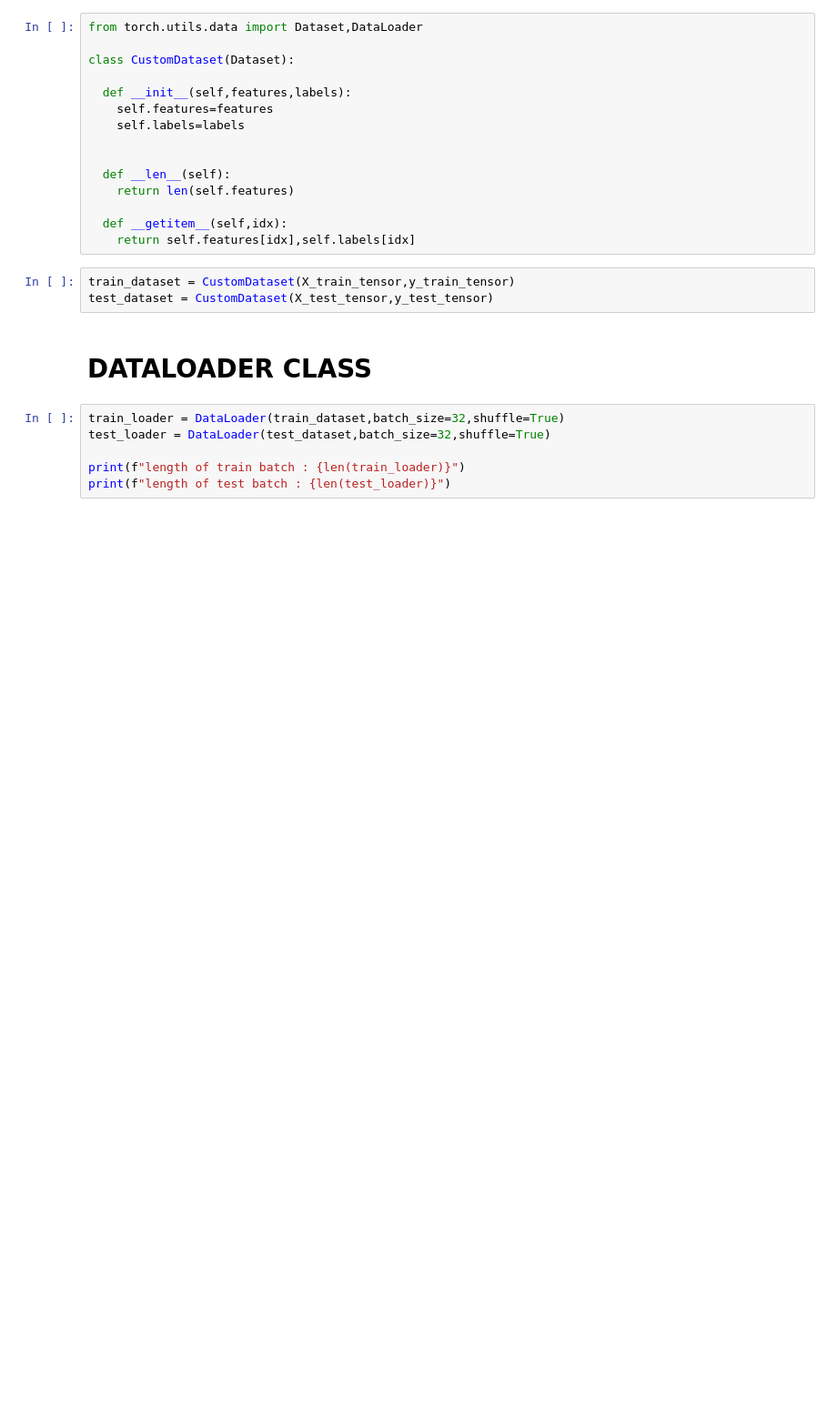
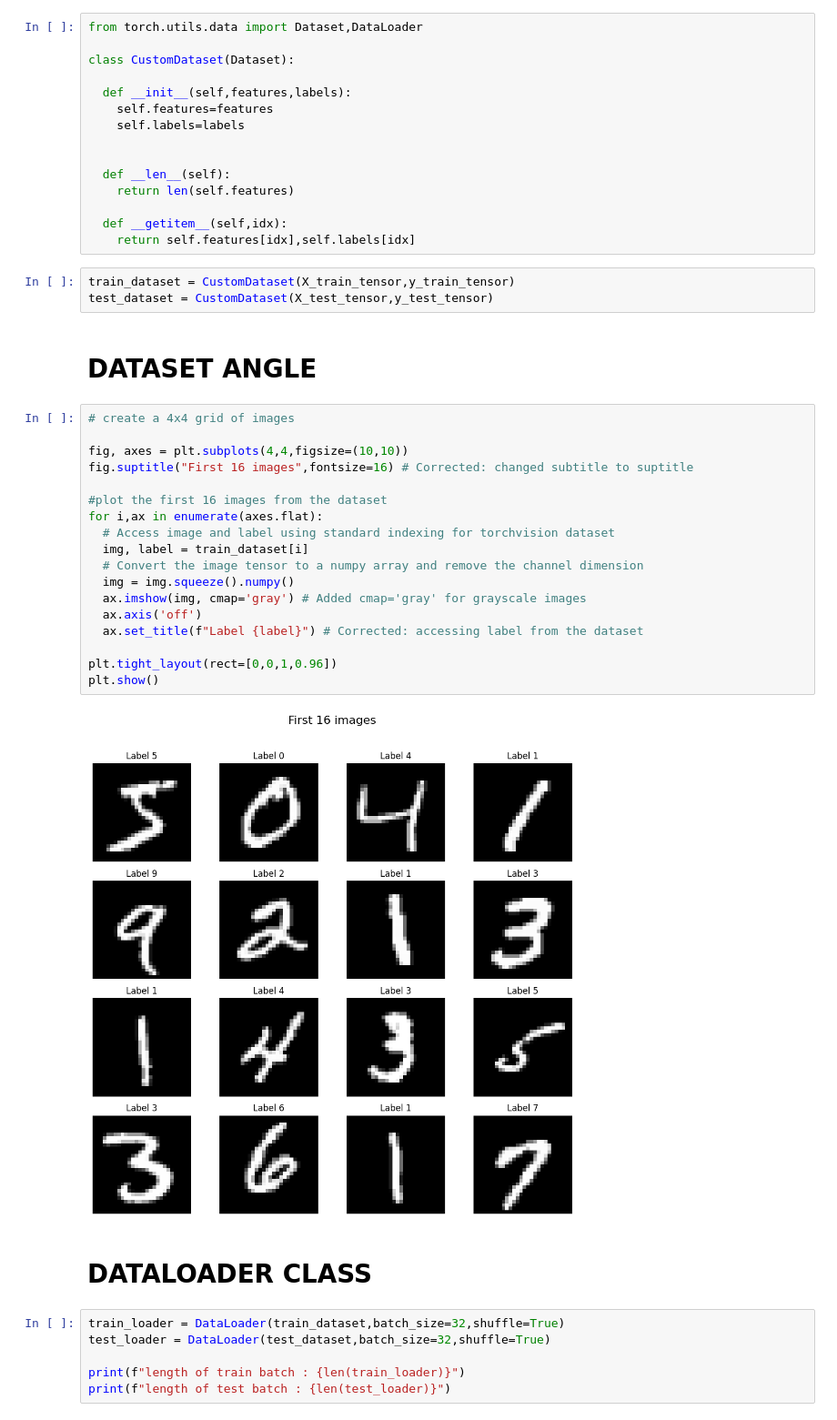
Before and after one commit to ash-iiiiish/Handwritten_DIGIT_Classification, a Jupyter notebook: Handwritten_DIGIT_Classification.ipynb, the cells around one changed output. Shown at 91% size. Cells and saved outputs as stored; diff of their text form; blank space fills up the shorter version.

```diff
--- a/Handwritten_DIGIT_Classification.ipynb
+++ b/Handwritten_DIGIT_Classification.ipynb
@@ -81,6 +81,28 @@ class CustomDataset(Dataset):
 # %%
 train_dataset = CustomDataset(X_train_tensor,y_train_tensor)
 test_dataset = CustomDataset(X_test_tensor,y_test_tensor)
+# %% [markdown]
+# DATASET ANGLE
+# %%
+# create a 4x4 grid of images
+
+fig, axes = plt.subplots(4,4,figsize=(10,10))
+fig.suptitle("First 16 images",fontsize=16) # Corrected: changed subtitle to suptitle
+
+#plot the first 16 images from the dataset
+for i,ax in enumerate(axes.flat):
+  # Access image and label using standard indexing for torchvision dataset
+  img, label = train_dataset[i]
+  # Convert the image tensor to a numpy array and remove the channel dimension
+  img = img.squeeze().numpy()
+  ax.imshow(img, cmap='gray') # Added cmap='gray' for grayscale images
+  ax.axis('off')
+  ax.set_title(f"Label {label}") # Corrected: accessing label from the dataset
+
+plt.tight_layout(rect=[0,0,1,0.96])
+plt.show()
+# %% [output]
+[figure, added]
 # %% [markdown]
 # DATALOADER CLASS
 # %%
```
